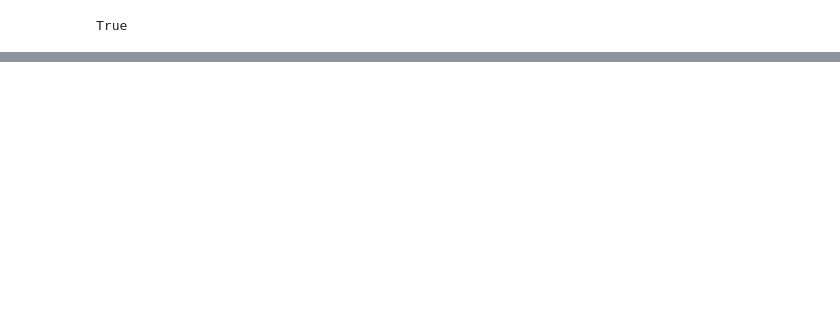
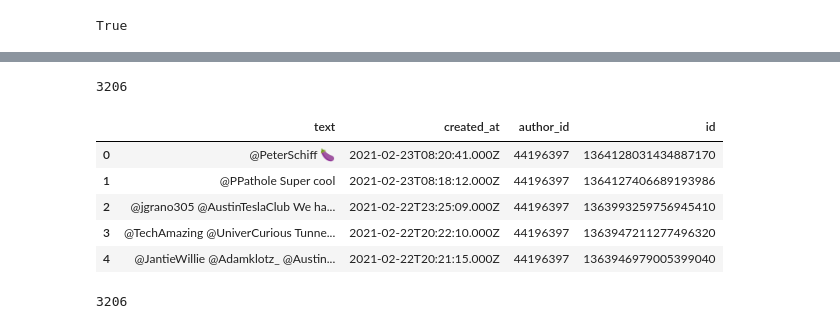
Before and after one commit to filprager/fintech_project_two, a Jupyter notebook: retrieve/twitter/CRYPTO_TWITTER_TRIAL_v1.ipynb, the cells around one changed output, grey strips where cells are left out. Drawn from its saved outputs; the diff is of its cells as text; code cells hidden in the pictures; blank space fills up the shorter version.

```diff
--- a/retrieve/twitter/CRYPTO_TWITTER_TRIAL_v1.ipynb
+++ b/retrieve/twitter/CRYPTO_TWITTER_TRIAL_v1.ipynb
@@ -183,0 +415,4 @@ https://api.twitter.com/2/users/by?usernames=twitterdev,twitterapi,adsapi&user.f
+# %%
+len(tdf)
+# %% [output]
+3206
@@ -183,0 +423,16 @@ https://api.twitter.com/2/users/by?usernames=twitterdev,twitterapi,adsapi&user.f
+# %%
+# test opening
+twit_test = pd.read_pickle('twitter_elon_all_df')
+# %%
+twit_test.head()
+# %% [output]
+|  | text | created_at | author_id | id |
+| 0 | @PeterSchiff 🍆 | 2021-02-23T08:20:41.000Z | 44196397 | 1364128031434887170 |
+| 1 | @PPathole Super cool | 2021-02-23T08:18:12.000Z | 44196397 | 1364127406689193986 |
+| 2 | @jgrano305 @AustinTeslaClub We ha... | 2021-02-22T23:25:09.000Z | 44196397 | 1363993259756945410 |
+| 3 | @TechAmazing @UniverCurious Tunne... | 2021-02-22T20:22:10.000Z | 44196397 | 1363947211277496320 |
+| 4 | @JantieWillie @Adamklotz_ @Austin... | 2021-02-22T20:21:15.000Z | 44196397 | 1363946979005399040 |
+# %%
+len(twit_test)
+# %% [output]
+3206
```
Also changed, not shown: parts of 14 cells of this notebook, 3 other files.
